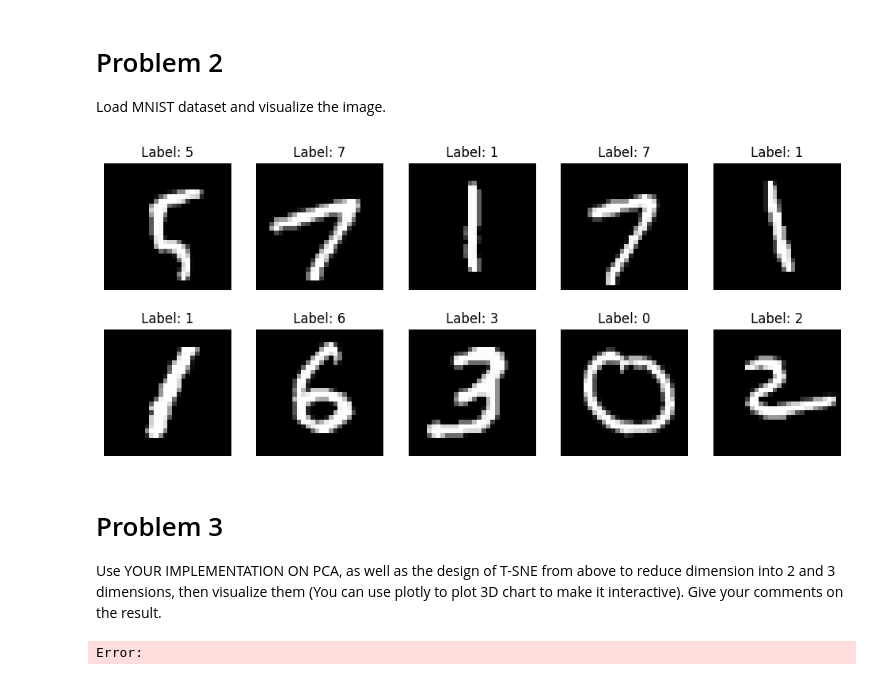
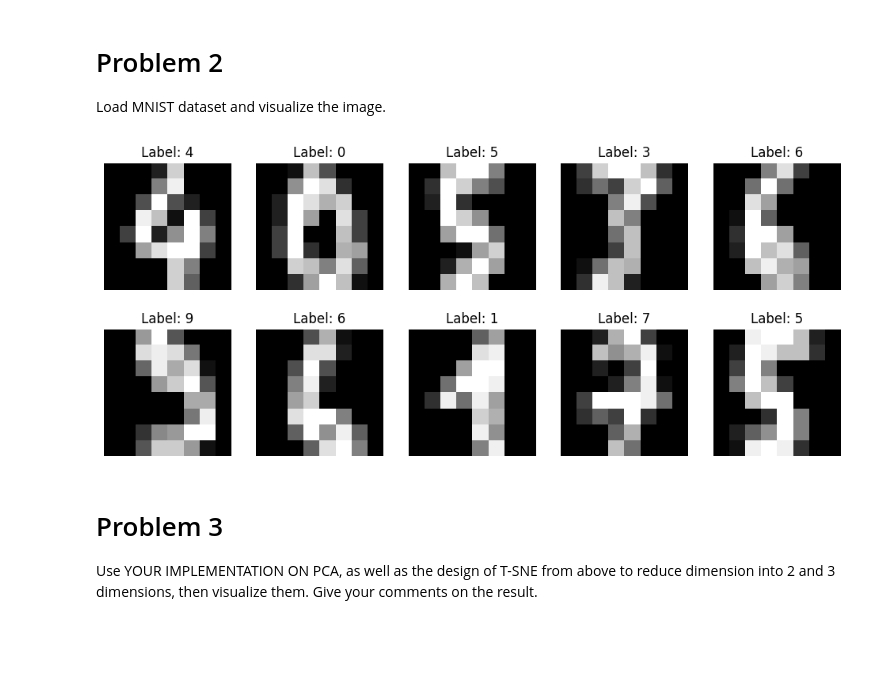
Before and after one commit to ngocngx/Machine-Learning, a Jupyter notebook: ml-2/asm-sub/sub-w02.ipynb, the cells around one changed output. Drawn from its saved outputs; the diff is of its cells as text; code cells hidden in the pictures; blank space fills up the shorter version.

```diff
--- a/ml-2/asm-sub/sub-w02.ipynb
+++ b/ml-2/asm-sub/sub-w02.ipynb
@@ -69,18 +129,18 @@ class MyTSNE:
 Load MNIST dataset and visualize the image.
 # %%
 # Load MNIST dataset and visualize the image.
-(X_train, y_train), (X_test, y_test) = mnist.load_data()
+X_train, y_train = datasets.load_digits(return_X_y=True)
 
 # Show 10 classes of the dataset
 fig, axes = plt.subplots(2, 5, figsize=(12, 5))
 for i in range(100, 110):
     ax = axes[i // 5 - 20, i % 5]
-    ax.imshow(X_train[i], cmap='gray')
+    ax.imshow(X_train[i].reshape(8, 8), cmap='gray')
     ax.set_title(f'Label: {y_train[i]}')
     ax.axis('off')
 plt.show()
 # %% [output]
-[figure, old version]
+[figure, new version]
 # %% [markdown]
 # Problem 3
-Use YOUR IMPLEMENTATION ON PCA, as well as the design of T-SNE from above to reduce dimension into 2 and 3 dimensions, then visualize them (You can use plotly to plot 3D chart to make it interactive). Give your comments on the result.
+Use YOUR IMPLEMENTATION ON PCA, as well as the design of T-SNE from above to reduce dimension into 2 and 3 dimensions, then visualize them. Give your comments on the result.
@@ -96,12 +146,0 @@ X_test = X_test.reshape(-1, 28*28)
-# %%
-# Reduce the dimensionality of the data using t-SNE
-tsne = MyTSNE(n_components=2, perplexity=30, n_iter=300)
-X_train_tsne = tsne.fit_transform(X_train)
-
-# Visualize the data
-plt.figure(figsize=(10, 10))
-sns.scatterplot(x=X_train_tsne[:, 0], y=X_train_tsne[:, 1], hue=y_train, palette='tab10')
-plt.title('MNIST dataset')
-plt.show()
-# %% [output]
-Error:
```
Also changed, not shown: parts of 11 cells of this notebook.
